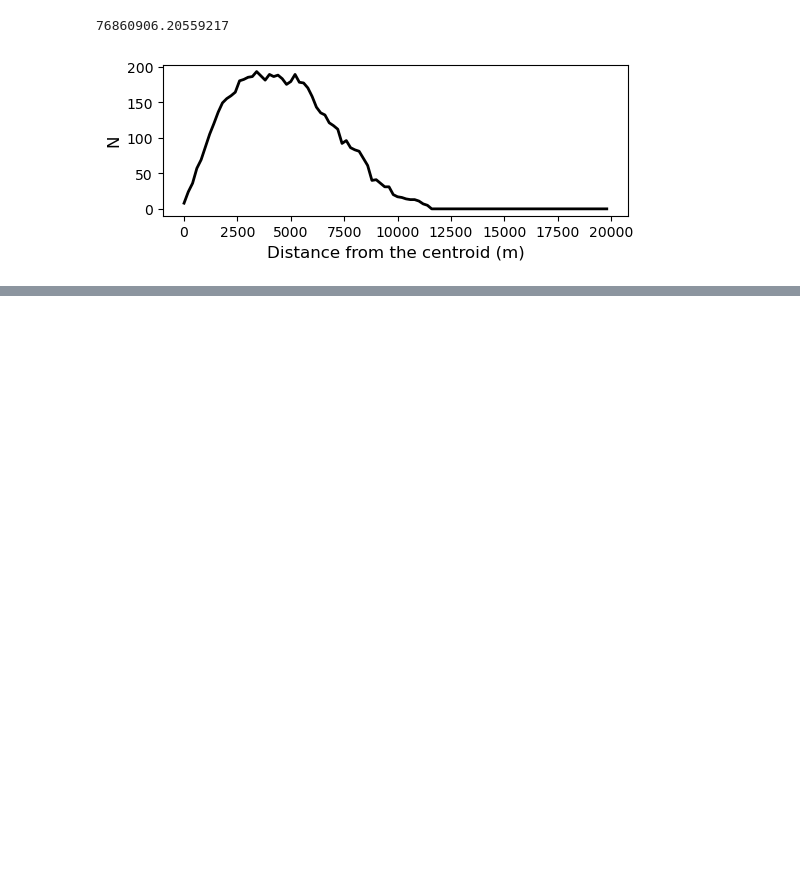
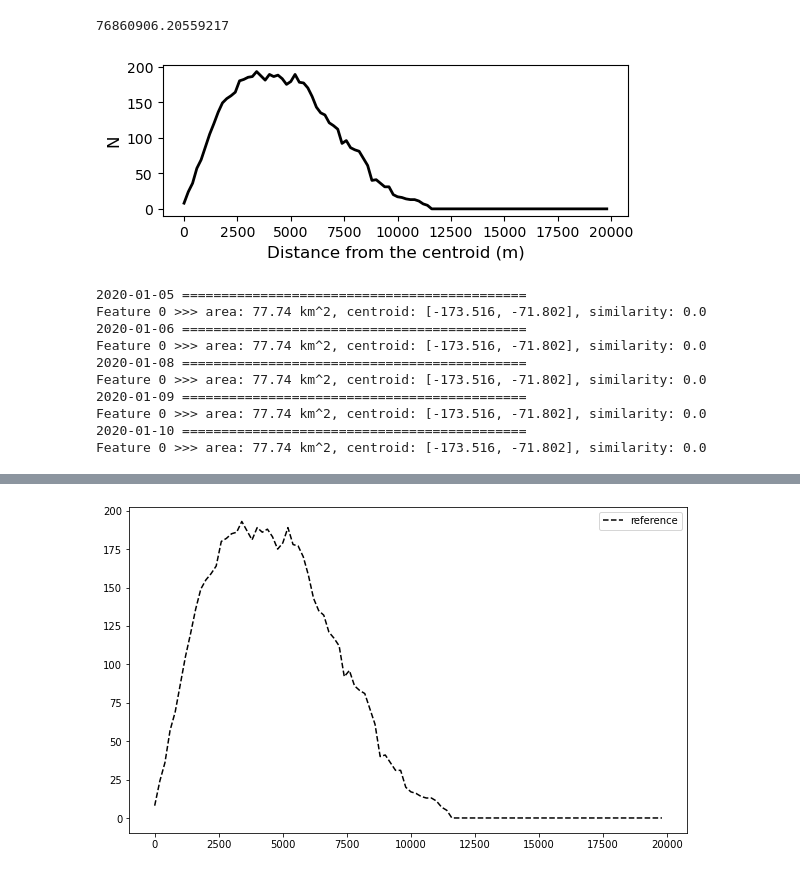
Before and after one commit to YoungHyunKoo/GEE_iceberg_tracking, a Jupyter notebook: Python/Iceberg_tracking_GEE.ipynb, the cells around one changed output, grey strips where cells are left out. Cells and saved outputs as stored; diff of their text form; code cells hidden in the pictures; blank space fills up the shorter version.

```diff
--- a/Python/Iceberg_tracking_GEE.ipynb
+++ b/Python/Iceberg_tracking_GEE.ipynb
@@ -941,15 +999,15 @@ center = [-173.14948431033915,-71.81349774032267]
 startdate = '2020-01-17'; enddate = '2020-01-18'
 center = [-173.5202728845579,-71.79377091890227]
 
-startdate = '2020-03-12'; enddate = '2020-03-13'
-center = [-178.5959564783079,-69.9633528367943]
+# startdate = '2020-03-12'; enddate = '2020-03-13'
+# center = [-178.5959564783079,-69.9633528367943]
 
-startdate = '2020-03-13'; enddate = '2020-03-14'
-center = [-178.7827240564329,-69.9633528367943]
+# startdate = '2020-03-13'; enddate = '2020-03-14'
+# center = [-178.7827240564329,-69.9633528367943]
 
 buf_dist = 25000 # buffer distance to find from the center to find icebergs
 
-map = folium.Map(location=[center[1], center[0]], zoom_start=7, height=550,width=700)
+map4 = folium.Map(location=[center[1], center[0]], zoom_start=7, height=550,width=700)
 
 # color codes to visualize the iceberg geometry by time
 color_codes = ['red', 'chocolate', 'orange', 'yellow', 'olive', 'lime',
@@ -959,7 +1017,7 @@ color_codes = ['red', 'chocolate', 'orange', 'yellow', 'olive', 'lime',
 ross_sea = ee.Geometry.Point(center).buffer(buf_dist);
 
 # How many days are you testing?
-day_range = range(0, 1) # for about year (2019-2018)
+day_range = range(0, 6) # for about year (2019-2018)
 
 vectorscale = 40
 
@@ -990,18 +1048,6 @@ for day in day_range:
         # Gaussian kernel to softening the image (remove some salt and pepper noise)
         kernel = ee.Kernel.gaussian(3)
         img1 = imageA.convolve(kernel)
-        img = img1.select(['HH', 'angle'], ['HH', 'angle'])
-
-        # Mapping original image ===================================
-        vis_seg = {'bands': ["HH"], 'min': -30, 'max': 0, 'region': ross_sea}
-        mapid_seg[startdate] = img.getMapId(vis_seg)
-
-        folium.TileLayer(
-          tiles=mapid_seg[startdate]['tile_fetcher'].url_format,
-          attr='Map Data &copy; <a href="https://earthengine.google.com/">Google Earth Engine</a>',
-          overlay=True,
-          name='S1_{0}'.format(startdate),
-        ).add_to(map)
 
         # SNIC image segmentaion
         # https://developers.google.com/earth-engine/apidocs/ee-algorithms-image-segmentation-snic
@@ -1021,7 +1067,6 @@ for day in day_range:
             reducer = ee.Reducer.first()
         ).rename('id')
 
-        # icebergs = segimage_mean.select('ratio').gt(-0.2).selfMask()
         ratio = snic.select("HH").divide(snic.select("angle"))
         icebergs = ratio.gt(-0.2).clip(ross_sea).selfMask()
 
@@ -1096,9 +1141,44 @@ for day in day_range:
                     fileFormat = 'KML'
                 )
 
-                task.start()
+                # task.start()
 
                 print("... exporting task for {0}".format(startdate))
+
+                ## Mapping images ==========================================
+                # Original image -----------------------------------
+                vis_seg = {'bands': ["HH"], 'min': -30, 'max': 0, 'region': ross_sea}
+                mapid_seg[startdate] = img.getMapId(vis_seg)
+
+                folium.TileLayer(
+                  tiles=mapid_seg[startdate]['tile_fetcher'].url_format,
+                  attr='Map Data &copy; <a href="https://earthengine.google.com/">Google Earth Engine</a>',
+                  overlay=True,
+                  name='S1_{0}'.format(startdate),
+                ).add_to(map4)
+
+                # Segmentation result -----------------------------------
+                vis_seg = {'color': 'red'}
+                seg_tile = segments.getMapId(vis_seg)
+
+                folium.TileLayer(
+                  tiles=seg_tile['tile_fetcher'].url_format,
+                  attr='Map Data &copy; <a href="https://earthengine.google.com/">Google Earth Engine</a>',
+                  overlay=True,
+                  name="seg_" + startdate,
+                ).add_to(map4)
+
+                vis_target = {'color': color_codes[month-1]}
+                mapid_target = polygon.getMapId(vis_target)
+
+                # Map of iceberg vectors ---------------------------------
+                folium.TileLayer(
+                    tiles=mapid_target['tile_fetcher'].url_format,
+                    attr='Map Data &copy; <a href="https://earthengine.google.com/">Google Earth Engine</a>',
+                    overlay=True,
+                    name=startdate + "_" + str(k),
+                ).add_to(map4)
+                ## ===========================================================
 
                 center = centroid
                 buf_dist = 0
@@ -1111,3 +1191,18 @@ for day in day_range:
     buf_dist += 25000 # add 25 km buffer for everyday searching process
     startdate = enddate
     enddate = (dt.datetime.strptime(enddate, "%Y-%m-%d") + dt.timedelta(days=1)).strftime("%Y-%m-%d")
+
+plt.legend()
+map4.add_child(folium.LayerControl())
+map4
+# %% [output]
+2020-01-05 ============================================
+Feature 0 >>> area: 77.74 km^2, centroid: [-173.516, -71.802], similarity: 0.0
+2020-01-06 ============================================
+Feature 0 >>> area: 77.74 km^2, centroid: [-173.516, -71.802], similarity: 0.0
+2020-01-08 ============================================
+Feature 0 >>> area: 77.74 km^2, centroid: [-173.516, -71.802], similarity: 0.0
+2020-01-09 ============================================
+Feature 0 >>> area: 77.74 km^2, centroid: [-173.516, -71.802], similarity: 0.0
+2020-01-10 ============================================
+Feature 0 >>> area: 77.74 km^2, centroid: [-173.516, -71.802], similarity: 0.0
@@ -1113,0 +1210 @@ for day in day_range:
+[figure, added]
```
Also changed, not shown: parts of 9 cells of this notebook.
